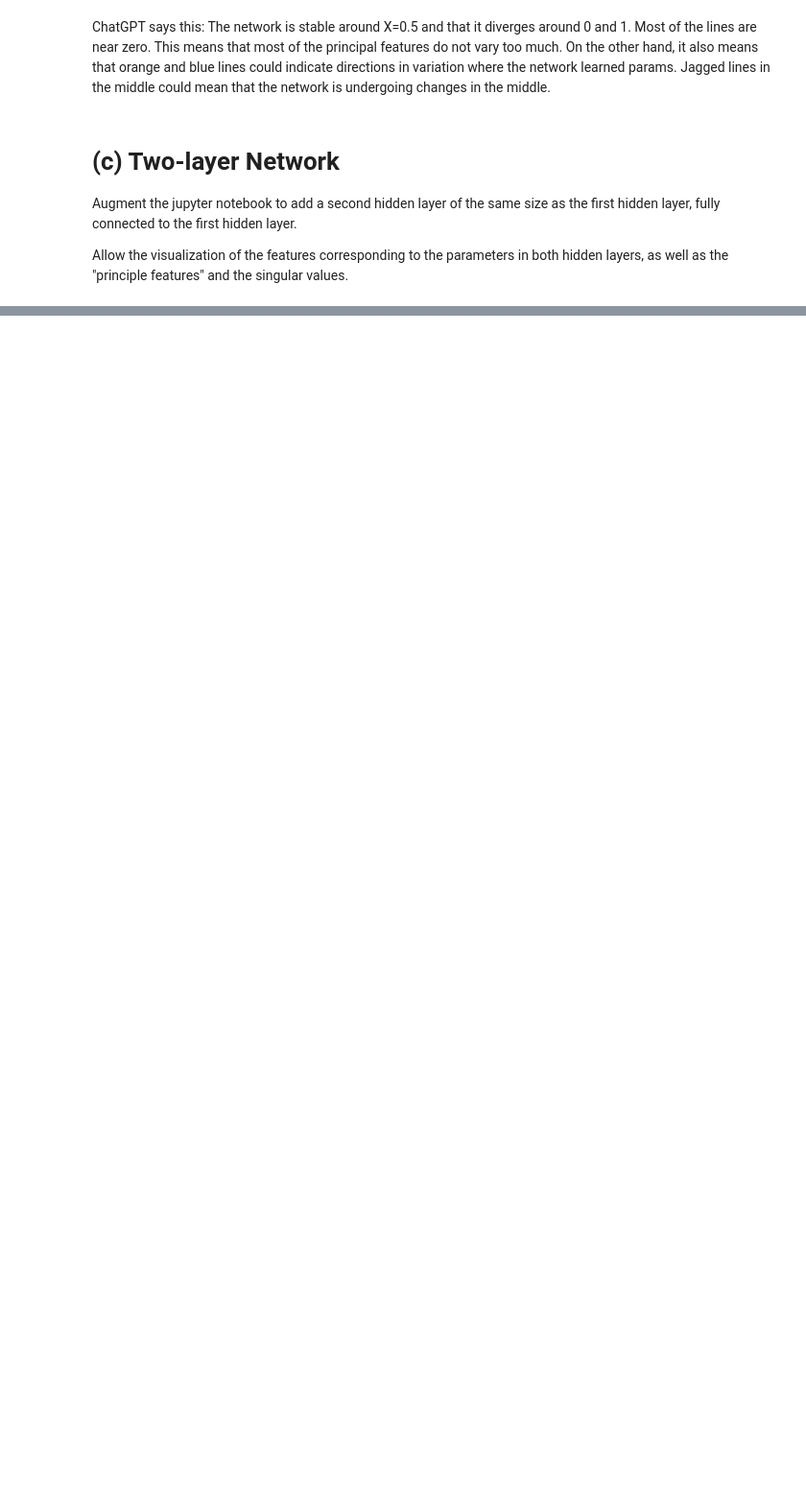
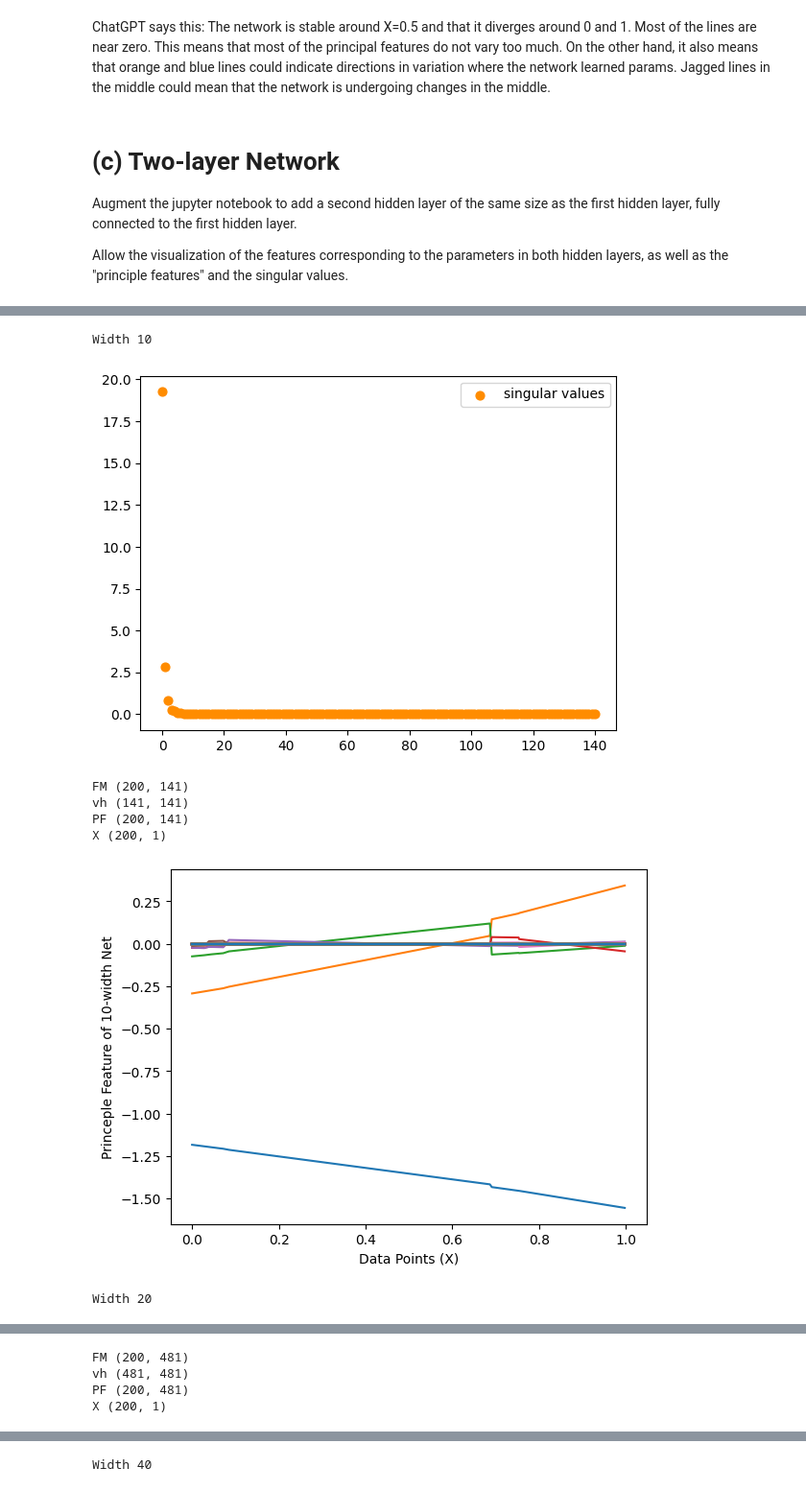
Before and after one commit to AarinSalot/182-stuff, a Jupyter notebook: hw01/code/q_linearized_features.ipynb, the cells around one changed output, grey strips where cells are left out. Shown at 96% size. Saved outputs shown, nothing was run; the diff lists cells and outputs as text; code cells hidden in the pictures; blank space fills up the shorter version.

```diff
--- a/hw01/code/q_linearized_features.ipynb
+++ b/hw01/code/q_linearized_features.ipynb
@@ -580,0 +750,14 @@ w
+# %%
+for w in widths:
+    net = nets_by_size[w]['net']
+    print("Width", w)
+    compute_svd_plot_features(X, y, X_test, y_test, net)
+# %% [output]
+Width 10
+[figure, added]
+FM (200, 141)
+vh (141, 141)
+PF (200, 141)
+X (200, 1)
+[figure, added]
+Width 20
@@ -580,0 +765,4 @@ w
+FM (200, 481)
+vh (481, 481)
+PF (200, 481)
+X (200, 1)
@@ -580,0 +770 @@ w
+Width 40
```
Also changed, not shown: parts of 8 cells of this notebook.
